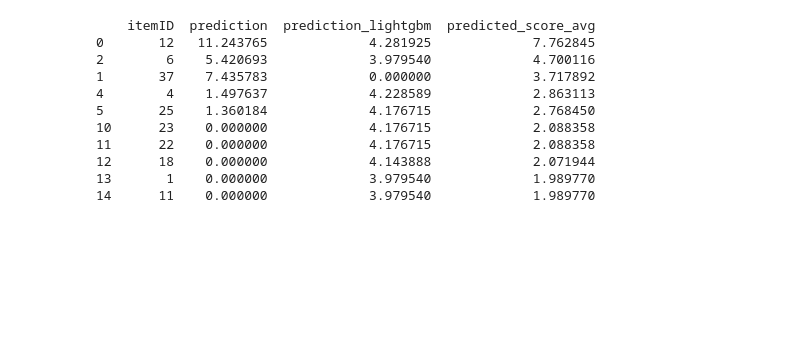
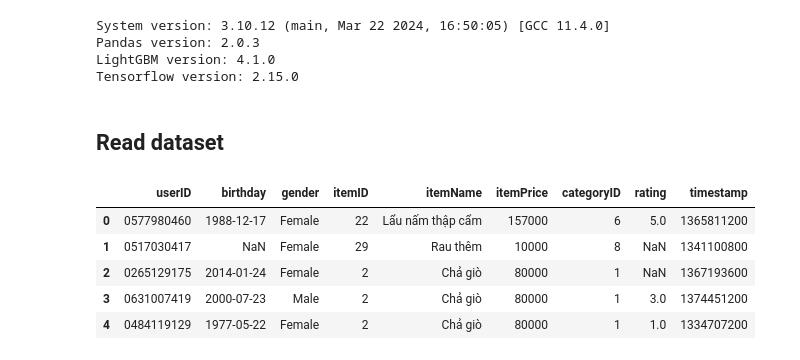
Before and after one commit to duc-hai/GreenFeast, a Jupyter notebook: recommend-service/training-models/TrainingRecommendModels.ipynb, the cells around one changed output. Drawn from its saved outputs; the diff is of its cells as text; code cells hidden in the pictures; blank space fills up the shorter version.

Commit message:
Rewrite source code for 2 models, data processing handler, including encode categorical, data missing handler by KNNImputer

```diff
--- a/recommend-service/training-models/TrainingMachineLearningModel.ipynb
+++ b/recommend-service/training-models/TrainingRecommendModels.ipynb
@@ -446,19 +26,47 @@ print(df_combined)
-# %%
-# Sắp xếp theo điểm số dự đoán
-df_combined_sorted = df_combined.sort_values(by='predicted_score_avg', ascending=False)
-
-# Chọn top-N item để gợi ý cho người dùng
-top_n_items = df_combined_sorted.head(10)
-print(top_n_items)
-# %% [output]
-    itemID  prediction  prediction_lightgbm  predicted_score_avg
-0       12   11.243765             4.281925             7.762845
-2        6    5.420693             3.979540             4.700116
-1       37    7.435783             0.000000             3.717892
-4        4    1.497637             4.228589             2.863113
-5       25    1.360184             4.176715             2.768450
-10      23    0.000000             4.176715             2.088358
-11      22    0.000000             4.176715             2.088358
-12      18    0.000000             4.143888             2.071944
-13       1    0.000000             3.979540             1.989770
-14      11    0.000000             3.979540             1.989770
+# %%
+# import essential libraries
+import sys
+import os
+import pandas as pd
+import numpy as np
+import tensorflow as tf
+import lightgbm as lgb
+import category_encoders as ce
+import recommenders.models.lightgbm.lightgbm_utils as lgb_utils
+import lightgbm as lgb
+import math
+tf.get_logger().setLevel('ERROR') # only show error messages
+from sklearn.metrics import mean_squared_error
+from datetime import datetime
+from tempfile import TemporaryDirectory
+from sklearn.metrics import roc_auc_score, log_loss
+from sklearn.model_selection import train_test_split
+from recommenders.utils.timer import Timer
+from recommenders.models.deeprec.models.graphrec.lightgcn import LightGCN
+from recommenders.models.deeprec.DataModel.ImplicitCF import ImplicitCF
+from recommenders.datasets.python_splitters import python_stratified_split
+from recommenders.evaluation.python_evaluation import map, ndcg_at_k, precision_at_k, recall_at_k
+from recommenders.utils.constants import SEED as DEFAULT_SEED
+from recommenders.models.deeprec.deeprec_utils import prepare_hparams
+
+print(f"System version: {sys.version}")
+print(f"Pandas version: {pd.__version__}")
+print("LightGBM version: {}".format(lgb.__version__))
+print(f"Tensorflow version: {tf.__version__}")
+# %% [output]
+System version: 3.10.12 (main, Mar 22 2024, 16:50:05) [GCC 11.4.0]
+Pandas version: 2.0.3
+LightGBM version: 4.1.0
+Tensorflow version: 2.15.0
+# %% [markdown]
+## Read dataset
+# %%
+dataset = pd.read_csv('./dataset.csv', encoding='utf-8', dtype={'userID': str}, sep=",")
+dataset.head()
+# %% [output]
+|  | userID | birthday | gender | itemID | itemName | itemPrice | categoryID | rating | timestamp |
+| 0 | 0577980460 | 1988-12-17 | Female | 22 | Lẩu nấm thập cẩm | 157000 | 6 | 5.0 | 1365811200 |
+| 1 | 0517030417 | NaN | Female | 29 | Rau thêm | 10000 | 8 | NaN | 1341100800 |
+| 2 | 0265129175 | 2014-01-24 | Female | 2 | Chả giò | 80000 | 1 | NaN | 1367193600 |
+| 3 | 0631007419 | 2000-07-23 | Male | 2 | Chả giò | 80000 | 1 | 3.0 | 1374451200 |
+| 4 | 0484119129 | 1977-05-22 | Female | 2 | Chả giò | 80000 | 1 | 1.0 | 1334707200 |
```
Also changed, not shown: parts of 42 cells of this notebook, 1 other file.
